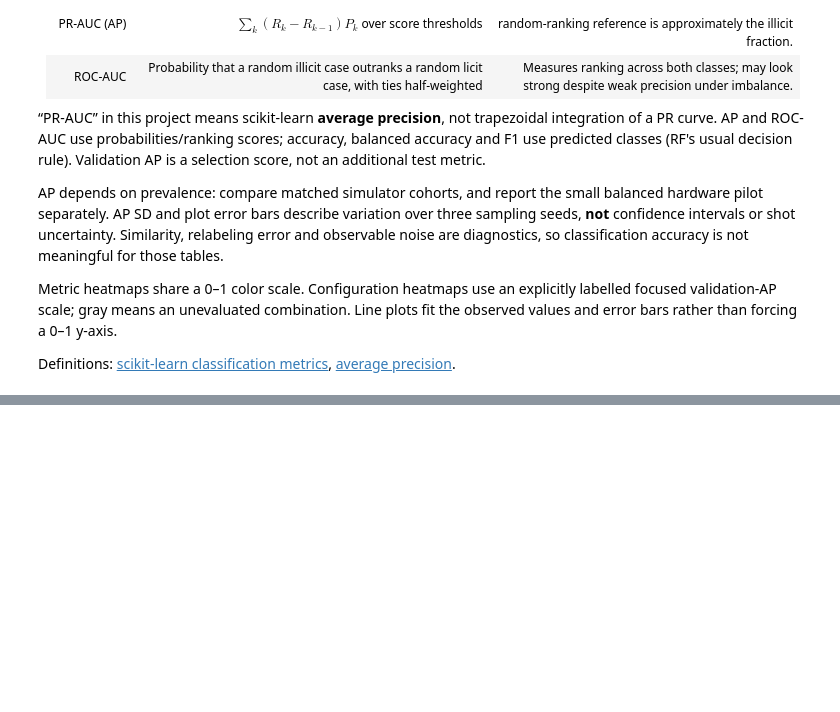
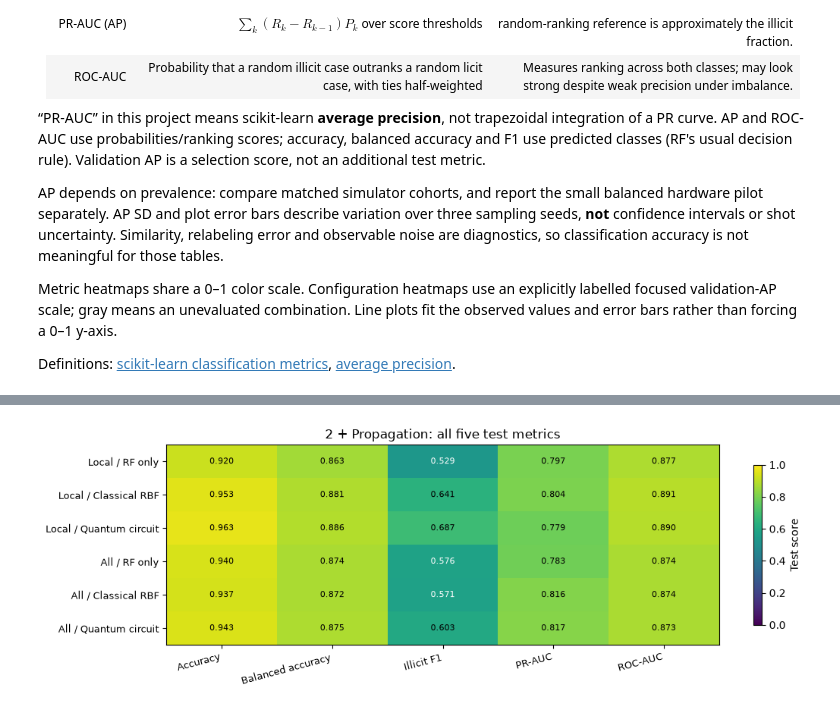
Before and after one commit to gigileungyingchi/q-ripple-elliptic, a Jupyter notebook: experiment_flow.ipynb, the cells around one changed output, grey strips where cells are left out. Drawn from its saved outputs; the diff is of its cells as text; code cells hidden in the pictures; blank space fills up the shorter version.

```diff
--- a/experiment_flow.ipynb
+++ b/experiment_flow.ipynb
@@ -360,0 +97,3 @@ flow.summary()
+# %%
+four.case(2);
+# %% [output]
@@ -360,0 +107 @@ flow.summary()
+[figure, added]
```
Also changed, not shown: parts of 44 cells of this notebook, 39 other files.
